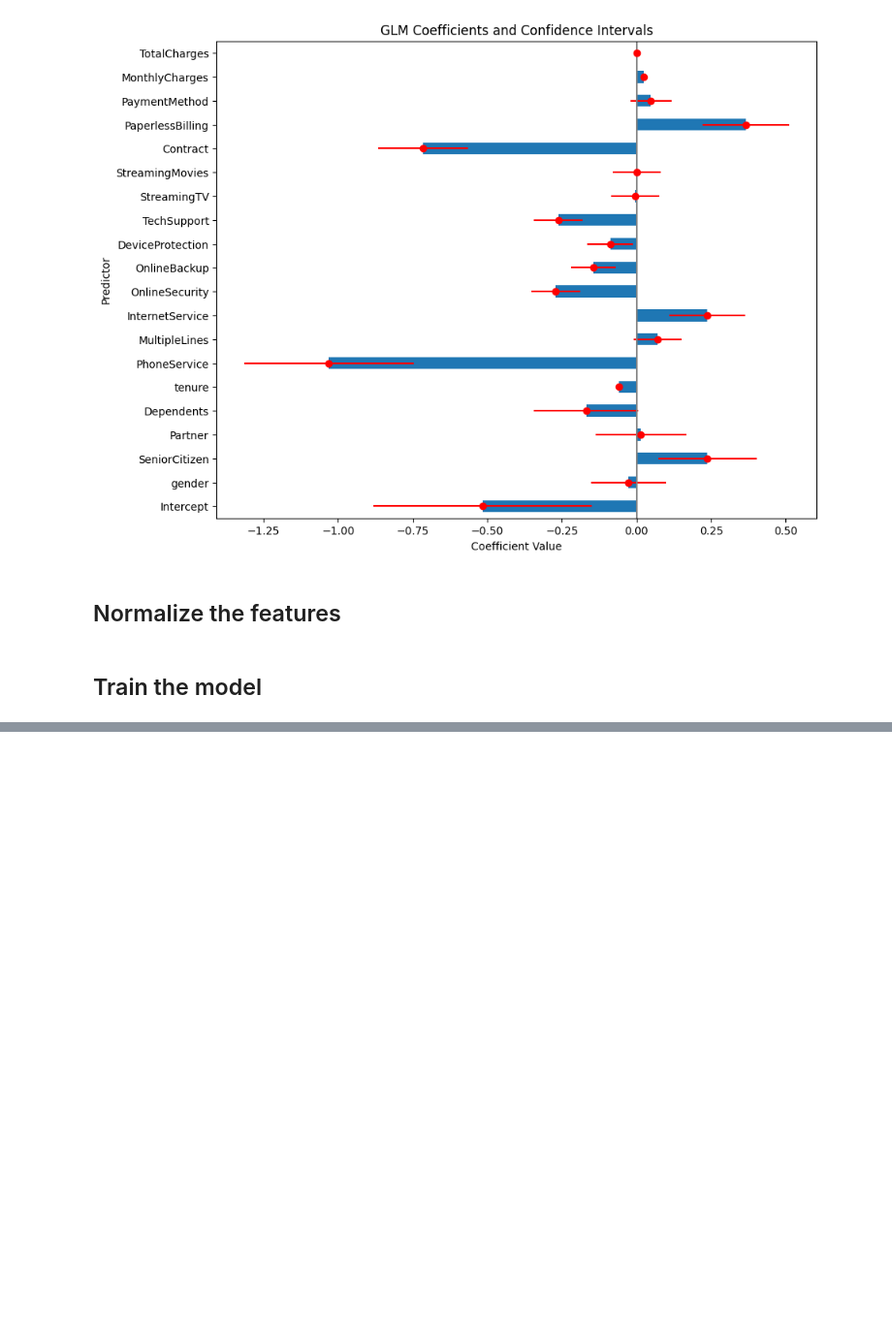
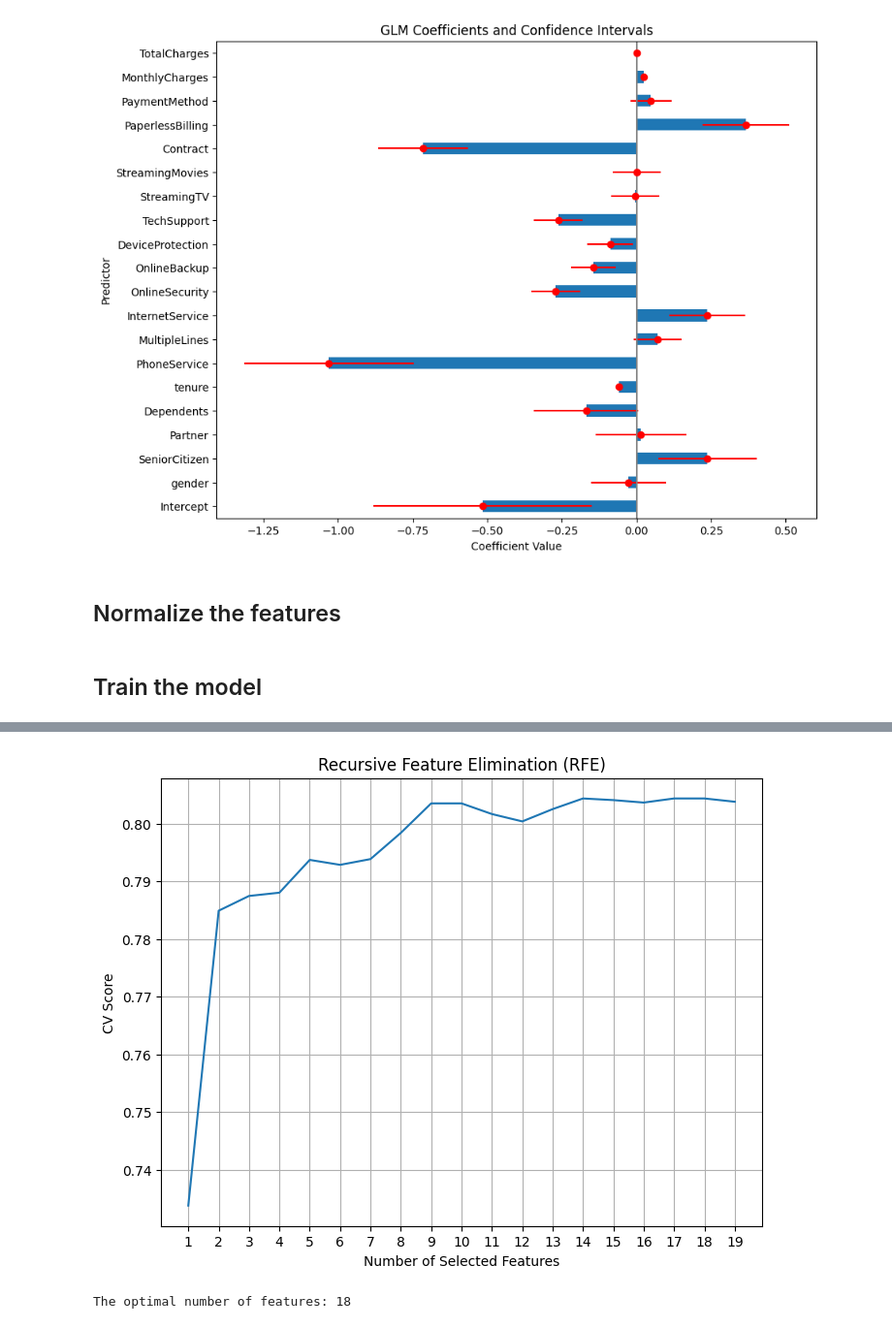
Before and after one commit to INCREDIBLE-AURNOB/Customer-Churn-Prediction, a Jupyter notebook: main.ipynb, the cells around one changed output, grey strips where cells are left out. Shown at 97% size. Drawn from its saved outputs; the diff is of its cells as text; code cells hidden in the pictures; blank space fills up the shorter version.

```diff
--- a/main.ipynb
+++ b/main.ipynb
@@ -357,0 +408,4 @@ normalize('TotalCharges')
+# %%
+x=df.drop('Churn',axis=1)
+y=df['Churn']
+x_train,x_test,y_train,y_test=train_test_split(x,y,test_size=0.2,random_state=42)
@@ -357,0 +435,9 @@ normalize('TotalCharges')
+# %%
+## Doing feature selection
+from sklearn.feature_selection import RFECV
+from sklearn.model_selection import StratifiedKFold
+from sklearn.linear_model import LogisticRegression
+
+log=LogisticRegression()
+rfecv=RFECV(estimator=log,step=1,cv=StratifiedKFold(10,random_state=42,shuffle=True),scoring='accuracy')
+rfecv.fit(x, y)
@@ -357,0 +468,14 @@ normalize('TotalCharges')
+# %%
+plt.figure(figsize=(8, 6))
+plt.plot(range(1, len(rfecv.cv_results_['mean_test_score'])+1), rfecv.cv_results_['mean_test_score'])
+plt.grid()
+plt.xticks(range(1, x.shape[1]+1))
+plt.xlabel("Number of Selected Features")
+plt.ylabel("CV Score")
+plt.title("Recursive Feature Elimination (RFE)")
+plt.show()
+
+print("The optimal number of features: {}".format(rfecv.n_features_))
+# %% [output]
+[figure, added]
+The optimal number of features: 18
```
Also changed, not shown: parts of 13 cells of this notebook.
